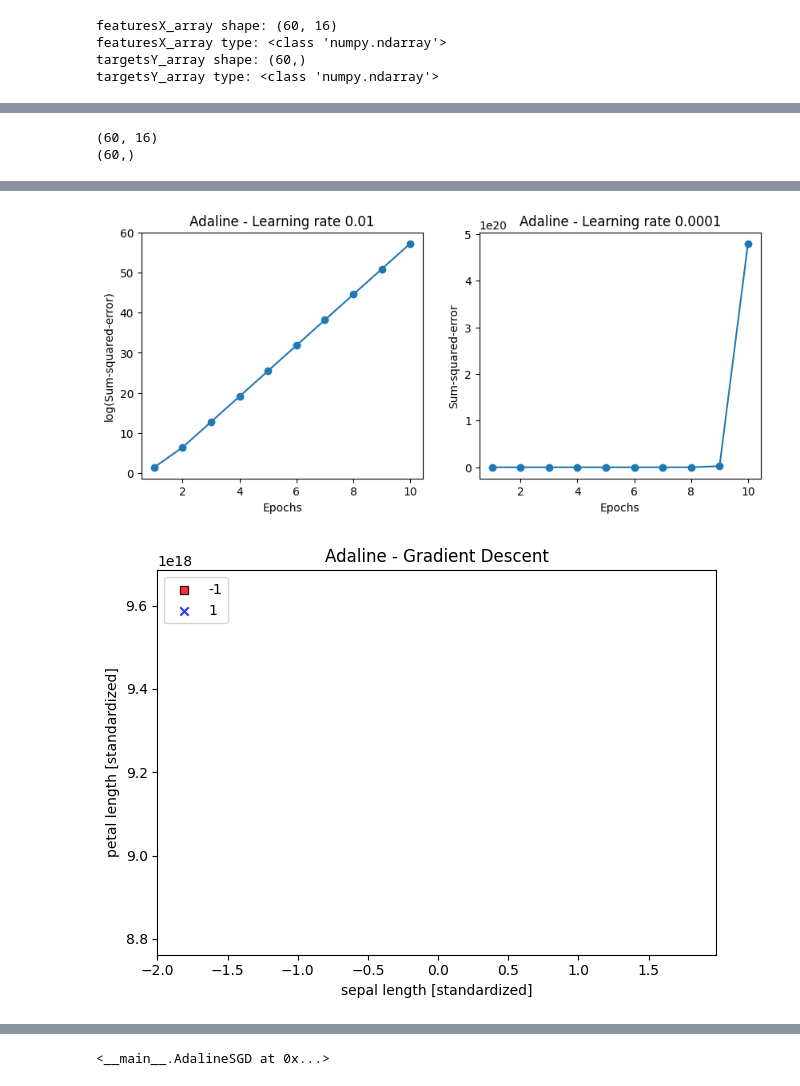
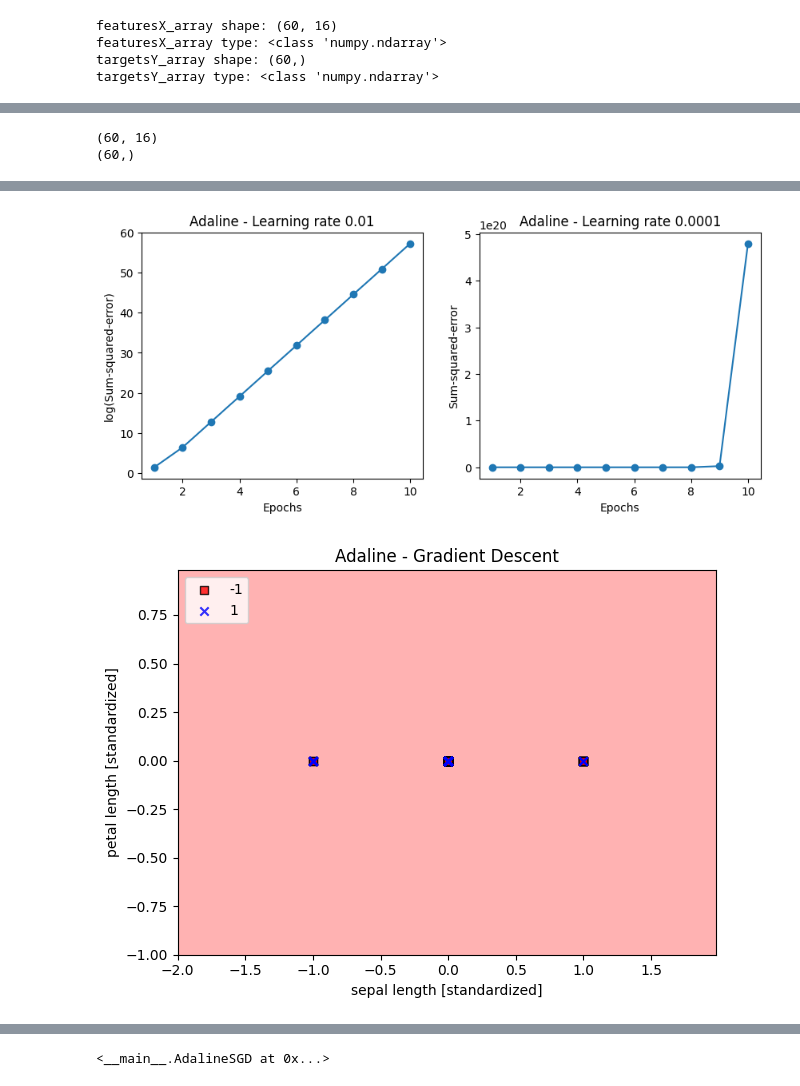
Before and after one commit to Strako/IAProject, a Jupyter notebook: Práctica_3_Adaline_multicapa_Fuente_de_datos_personal.ipynb, the cells around one changed output, grey strips where cells are left out. Cells and saved outputs as stored; diff of their text form; code cells hidden in the pictures.

```diff
--- a/Práctica_3_Adaline_multicapa_Fuente_de_datos_personal.ipynb
+++ b/Práctica_3_Adaline_multicapa_Fuente_de_datos_personal.ipynb
@@ -279,8 +279,8 @@ plt.show()
 # In[21]:
 # estandarizar características
 X_std = np.copy(featuresX_array)
-X_std[:, 0] = (featuresX_array[:, 0] - featuresX_array[:, 0].mean()) / featuresX_array[:, 0].std() # Use featuresX_array which is a NumPy array
-X_std[:, 1] = (featuresX_array[:, 1] - featuresX_array[:, 1].mean()) / featuresX_array[:, 1].std() # Use featuresX_array which is a NumPy array
+X_std[:, 0] = (featuresX_array[:, 0] - featuresX_array[:, 0].mean()) / featuresX_array[:, 0].std()
+X_std[:, 1] = (featuresX_array[:, 1] - featuresX_array[:, 1].mean()) / (featuresX_array[:, 1].std() + 1e-8) # Add a small value to avoid division by zero
 
 # In[22]:
 
@@ -439,31 +439,31 @@ plt.show()
 ada.partial_fit(X_std[0, :], targetsY_array[0])
 
 # # Resumen
 # ...
 # ---
 #
 # El lector puede omitir las siguientes celdas
 # In[9]:
 # In[ ]:
 # %% [output]
 Requirement already satisfied: ucimlrepo in /usr/local/lib/python3.10/dist-packages (0.0.7)
 Requirement already satisfied: pandas>=1.0.0 in /usr/local/lib/python3.10/dist-packages (from ucimlrepo) (2.2.2)
 Requirement already satisfied: certifi>=2020.12.5 in /usr/local/lib/python3.10/dist-packages (from ucimlrepo) (2024.8.30)
 Requirement already satisfied: numpy>=1.22.4 in /usr/local/lib/python3.10/dist-packages (from pandas>=1.0.0->ucimlrepo) (1.26.4)
 Requirement already satisfied: python-dateutil>=2.8.2 in /usr/local/lib/python3.10/dist-packages (from pandas>=1.0.0->ucimlrepo) (2.8.2)
 Requirement already satisfied: pytz>=2020.1 in /usr/local/lib/python3.10/dist-packages (from pandas>=1.0.0->ucimlrepo) (2024.2)
 Requirement already satisfied: tzdata>=2022.7 in /usr/local/lib/python3.10/dist-packages (from pandas>=1.0.0->ucimlrepo) (2024.2)
 Requirement already satisfied: six>=1.5 in /usr/local/lib/python3.10/dist-packages (from python-dateutil>=2.8.2->pandas>=1.0.0->ucimlrepo) (1.16.0)
 [figure]
 [figure]
 featuresX_array shape: (60, 16)
 featuresX_array type: <class 'numpy.ndarray'>
 targetsY_array shape: (60,)
 targetsY_array type: <class 'numpy.ndarray'>
 [figure]
 [figure]
 (60, 16)
 (60,)
 [figure]
 [figure]
-[figure, old version]
+[figure, new version]
```
Also changed, not shown: parts of 1 cell of this notebook.
